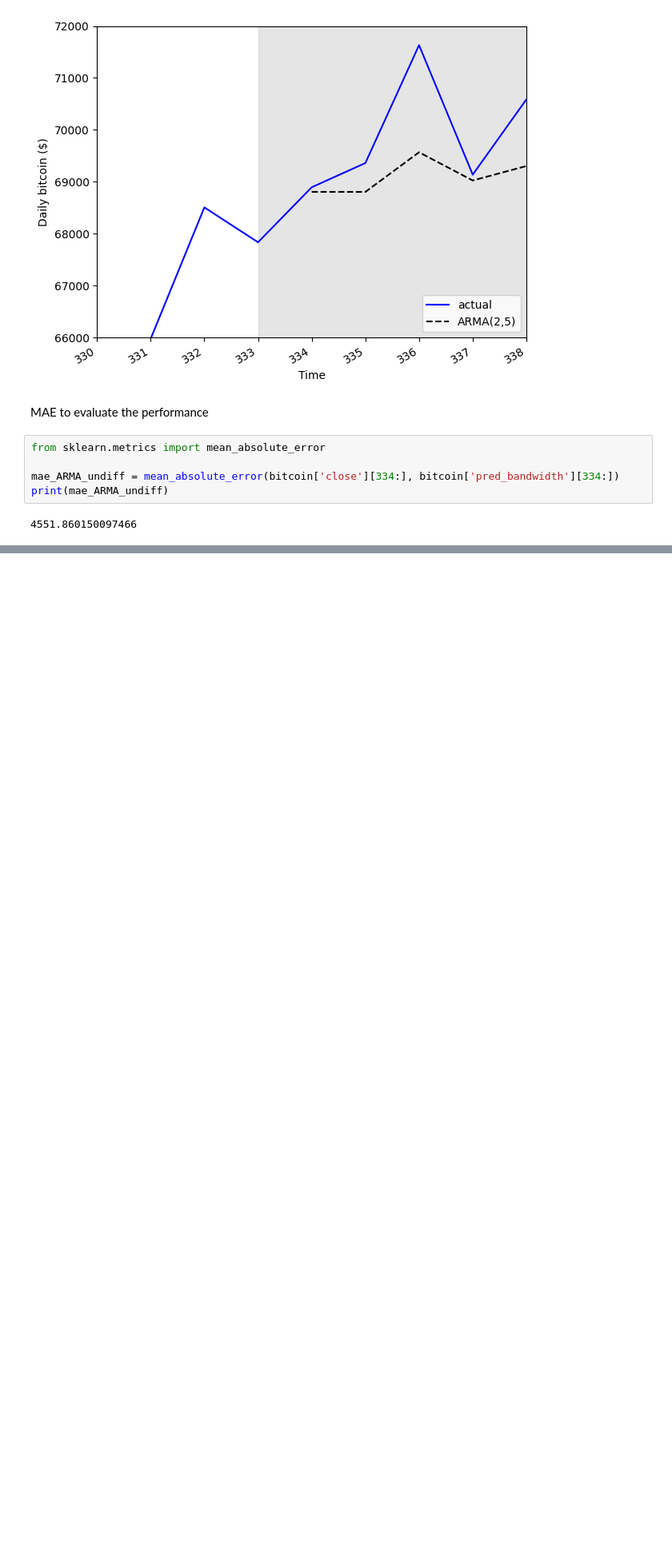
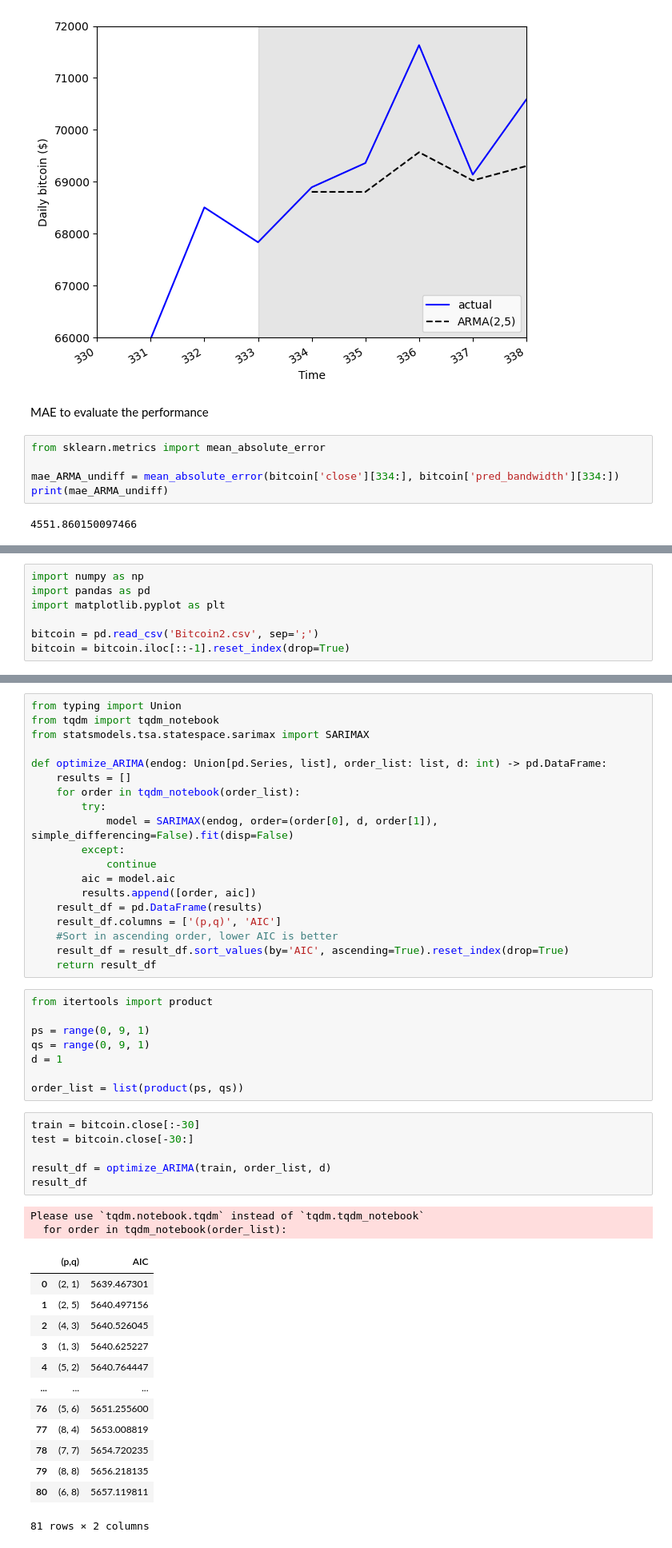
Before and after one commit to baloochyb/PricePrediction, a Jupyter notebook: time_series.ipynb, the cells around one changed output, grey strips where cells are left out. Shown at 80% size. Saved outputs shown, nothing was run; the diff lists cells and outputs as text; blank space fills up the shorter version.

```diff
--- a/time_series.ipynb
+++ b/time_series.ipynb
@@ -899,0 +902,7 @@ print(mae_ARMA_undiff)
+# %%
+import numpy as np
+import pandas as pd
+import matplotlib.pyplot as plt
+
+bitcoin = pd.read_csv('Bitcoin2.csv', sep=';')
+bitcoin = bitcoin.iloc[::-1].reset_index(drop=True)
@@ -899,0 +918,49 @@ print(mae_ARMA_undiff)
+# %%
+from typing import Union
+from tqdm import tqdm_notebook
+from statsmodels.tsa.statespace.sarimax import SARIMAX
+
+def optimize_ARIMA(endog: Union[pd.Series, list], order_list: list, d: int) -> pd.DataFrame:
+    results = []
+    for order in tqdm_notebook(order_list):
+        try:
+            model = SARIMAX(endog, order=(order[0], d, order[1]), simple_differencing=False).fit(disp=False)
+        except:
+            continue
+        aic = model.aic
+        results.append([order, aic])
+    result_df = pd.DataFrame(results)
+    result_df.columns = ['(p,q)', 'AIC']
+    #Sort in ascending order, lower AIC is better
+    result_df = result_df.sort_values(by='AIC', ascending=True).reset_index(drop=True)
+    return result_df
+# %%
+from itertools import product
+
+ps = range(0, 9, 1)
+qs = range(0, 9, 1)
+d = 1
+
+order_list = list(product(ps, qs))
+# %%
+train = bitcoin.close[:-30]
+test = bitcoin.close[-30:]
+
+result_df = optimize_ARIMA(train, order_list, d)
+result_df
+# %% [output]
+Please use `tqdm.notebook.tqdm` instead of `tqdm.tqdm_notebook`
+  for order in tqdm_notebook(order_list):
+|  | (p,q) | AIC |
+| 0 | (2, 1) | 5639.467301 |
+| 1 | (2, 5) | 5640.497156 |
+| 2 | (4, 3) | 5640.526045 |
+| 3 | (1, 3) | 5640.625227 |
+| 4 | (5, 2) | 5640.764447 |
+| ... | ... | ... |
+| 76 | (5, 6) | 5651.255600 |
+| 77 | (8, 4) | 5653.008819 |
+| 78 | (7, 7) | 5654.720235 |
+| 79 | (8, 8) | 5656.218135 |
+| 80 | (6, 8) | 5657.119811 |
+81 rows × 2 columns
```
Also changed, not shown: parts of 2 cells of this notebook.
